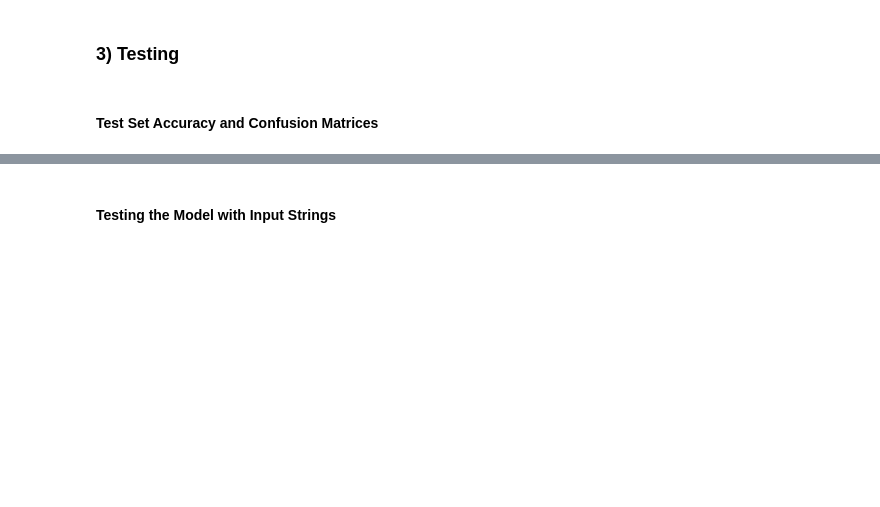
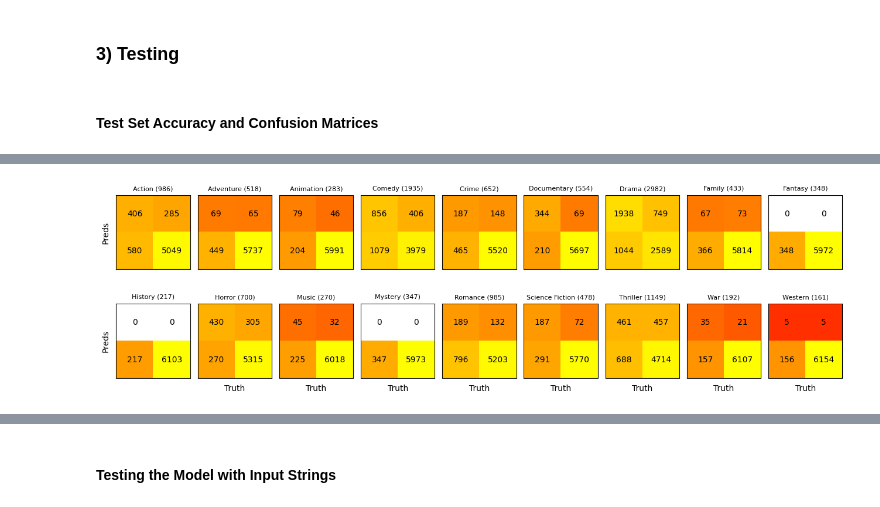
Before and after one commit to alexjmanlove/nlp-transformer-multi-label-classification, a Jupyter notebook: TransformerNotebook.ipynb, the cells around one changed output, grey strips where cells are left out. Drawn from its saved outputs; the diff is of its cells as text; code cells hidden in the pictures; blank space fills up the shorter version.

```diff
--- a/TransformerNotebook.ipynb
+++ b/TransformerNotebook.ipynb
@@ -746,43 +833,4 @@ test_eval_of_exp_3_models = list(map(lambda x: x.model.evaluate(x.test_data), ex
-# %%
-# Create the subplot
-fig, ax = plt.subplots(1, 2, figsize=(7, 3), gridspec_kw={'width_ratios': [2, 1]}, sharey=True)
-
-colors = ['#00CCDD','#00CCDD','#0000FF','#00CCDD','#00CCDD']
-
-for (seed,acc_ts) in (zip(range(5), list(map(lambda x: np.array(x.history.history['val_accuracy']), experiment_history_3)))):
-    ax[0].plot(acc_ts, label=seed, color=colors[seed], alpha=0.5 if seed!=2 else 1)
-ax[0].set_ylabel('Accuracy')
-ax[0].set_xlabel('Epoch')
-ax[0].set_title('Validation Set Accuracy')
-
-ax[1].set_ylim(0.899,0.905)
-ax[1].set_yticks(np.linspace(0.9,0.905,6))
-ax[1].set_xticks([0,1,2,3,4])
-ax[1].set_xlabel('Random Seed')
-ax[1].set_title('Final Test Accuracy')
-ax[1].bar(x=range(5), height=np.array(test_eval_of_exp_3_models)[:,1], color=colors)
-
-
-plt.ylim(0.888,0.9065)
-plt.yticks(np.linspace(0.89,0.905,6))
-plt.tight_layout()
-plt.show()
 # %% [markdown]
 ### 3) Testing
 # %% [markdown]
 #### Test Set Accuracy and Confusion Matrices
-# %%
-best_exp_3 = run_experiment(**{
-    'sequence_length': 50,
-    'max_tokens': 20000,
-    'batch_size': 42,
-    'num_encoder_blocks': 1,
-    'num_heads': 5,
-    'ff_hidden_units': 32,
-    'dropout_rate': 0.125,
-    'd_model': 64,
-    'initial_lr': 0.001,
-    'lr_scale_factor': 0.1,
-    'lr_scale_patience': 6,
-    'classification_threshold': 0.5
-})
@@ -818,7 +848,7 @@ y_true = []
 for k, (_, label) in enumerate(best_exp_3.test_data):
     print(k+1, end='\r') # counter
     y_true.append(label.numpy())
-y_true = np.array(y_true).reshape(-1,20)
+y_true = np.concatenate(y_true)
 
 #overall accuracy
 print('Final test set accuracy =',np.mean(y_true == y_pred))
@@ -843,38 +876,40 @@ cm = compute_confusion_matrices(y_true, y_pred)
 # %%
 # Plotting the confusion matrices for each label as a 2x10 grid.
 num_rows = 2
-num_cols = 10
+num_cols = int(n_classes/2)
 
 # Create a new figure and set its size
 fig, axs = plt.subplots(num_rows, num_cols, figsize=(16, 6), sharey=True, sharex=True)
-plt.subplots_adjust(wspace=.1, hspace= -.55)
+plt.subplots_adjust(wspace=.1, hspace= -.33)
 
 axs = axs.ravel()
 n_obs = y_true.sum(axis=0).astype(int) # number of each label observed
 
 # Loop through each genre and plot its confusion matrix in a separate subplot
 for i, (genre, cmatrix) in enumerate(cm.items()):
     ax = axs[i]
     im = ax.imshow(cmatrix, interpolation='nearest', vmin=1, vmax=y_pred.shape[0], cmap='autumn', norm='log')
     ax.set_title(f"{genre} ({n_obs[i]})", size=8)
 
 #     fig.colorbar(im, ax=ax,fraction=0.046, pad=0.04, )
 
     if i > 9:
         ax.set_xlabel('Truth')
     if i%num_cols==0:
         ax.set_ylabel('Preds')
 
     ax.set_xticks([])
     ax.set_yticks([])
 
     # Add text labels for each cell in the confusion matrix
     for j in range(2):
         for k in range(2):
             text = ax.text(k, j, format(cmatrix[j][k], '.0f'),
                            ha="center", va="center", color="black" )
 
 plt.show()
+# %% [output]
+[figure, added]
 # %%
 # precision, recall and F1 scores.
 
```
Also changed, not shown: parts of 47 cells of this notebook.
